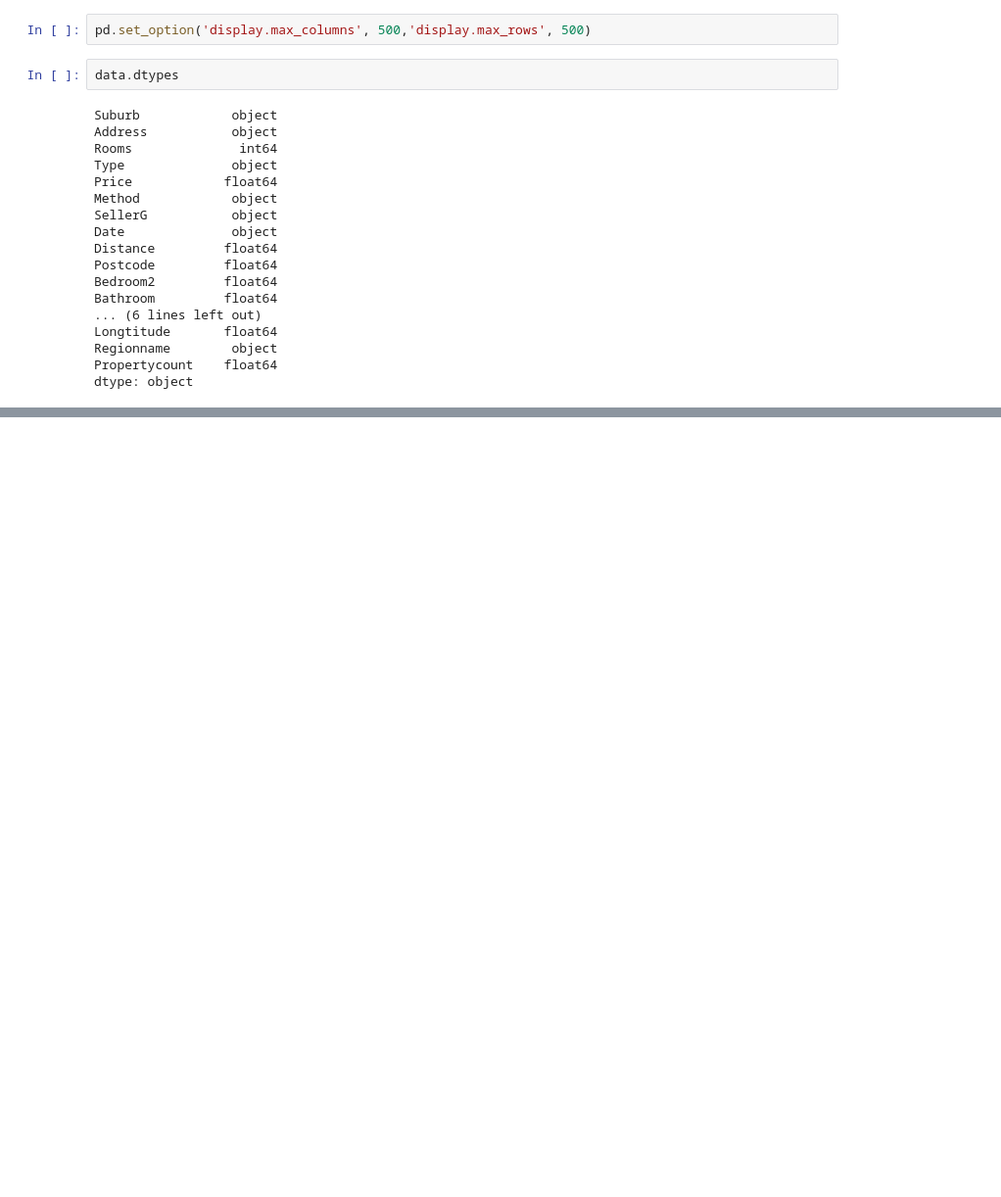
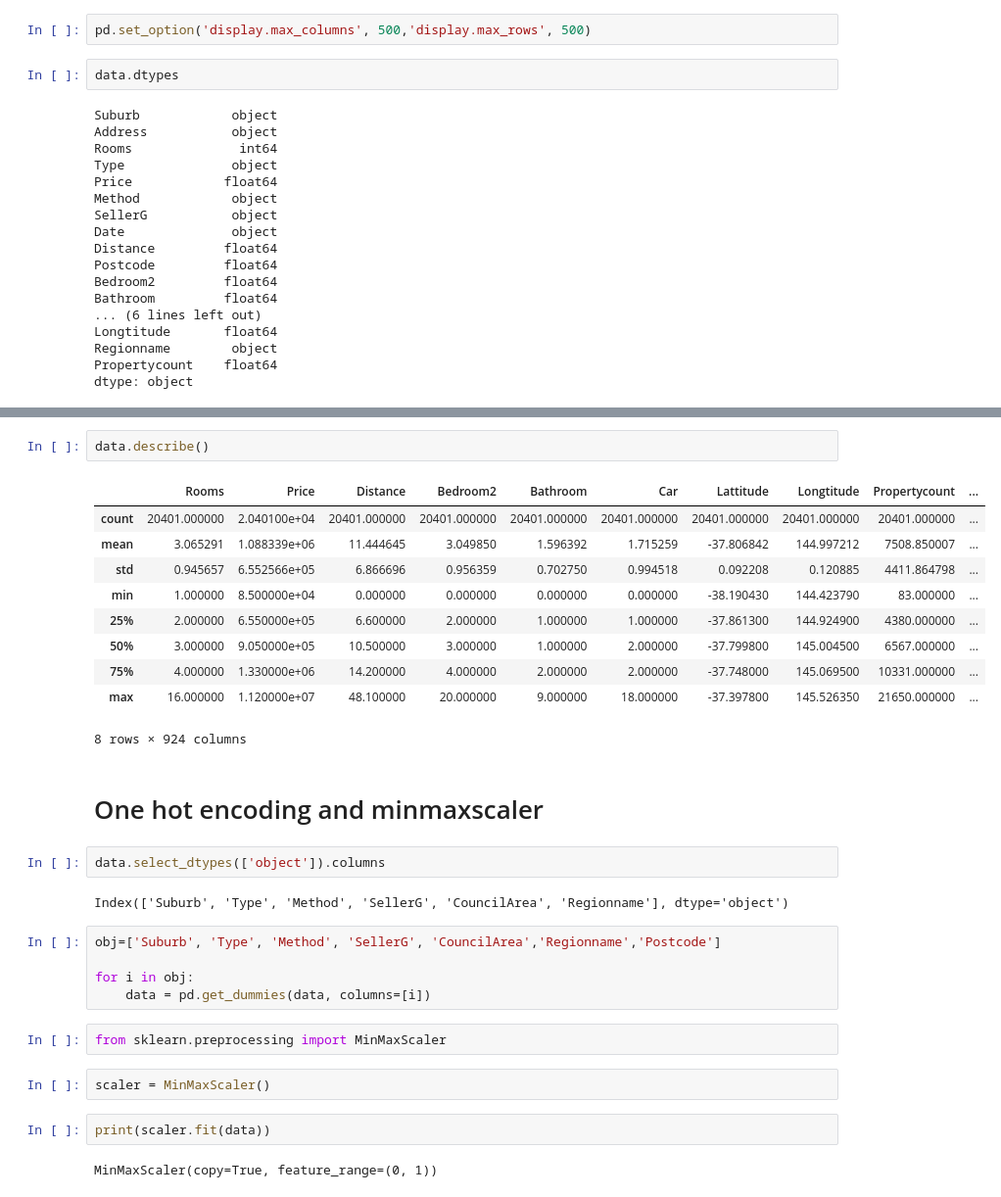
Before and after one commit to duy8498874/Linear-Regression, a Jupyter notebook: Regression_Assignment.ipynb, the cells around one changed output, grey strips where cells are left out. Shown at 98% size. Saved outputs shown, nothing was run; the diff lists cells and outputs as text; blank space fills up the shorter version.

```diff
--- a/Regression_Assignment.ipynb
+++ b/Regression_Assignment.ipynb
@@ -103,0 +202,32 @@ dtype: int64
+# %%
+data.describe()
+# %% [output]
+|  | Rooms | Price | Distance | Bedroom2 | Bathroom | Car | Lattitude | Longtitude | Propertycount | ... |
+| count | 20401.000000 | 2.040100e+04 | 20401.000000 | 20401.000000 | 20401.000000 | 20401.000000 | 20401.000000 | 20401.000000 | 20401.000000 | ... |
+| mean | 3.065291 | 1.088339e+06 | 11.444645 | 3.049850 | 1.596392 | 1.715259 | -37.806842 | 144.997212 | 7508.850007 | ... |
+| std | 0.945657 | 6.552566e+05 | 6.866696 | 0.956359 | 0.702750 | 0.994518 | 0.092208 | 0.120885 | 4411.864798 | ... |
+| min | 1.000000 | 8.500000e+04 | 0.000000 | 0.000000 | 0.000000 | 0.000000 | -38.190430 | 144.423790 | 83.000000 | ... |
+| 25% | 2.000000 | 6.550000e+05 | 6.600000 | 2.000000 | 1.000000 | 1.000000 | -37.861300 | 144.924900 | 4380.000000 | ... |
+| 50% | 3.000000 | 9.050000e+05 | 10.500000 | 3.000000 | 1.000000 | 2.000000 | -37.799800 | 145.004500 | 6567.000000 | ... |
+| 75% | 4.000000 | 1.330000e+06 | 14.200000 | 4.000000 | 2.000000 | 2.000000 | -37.748000 | 145.069500 | 10331.000000 | ... |
+| max | 16.000000 | 1.120000e+07 | 48.100000 | 20.000000 | 9.000000 | 18.000000 | -37.397800 | 145.526350 | 21650.000000 | ... |
+8 rows × 924 columns
+# %% [markdown]
+# One hot encoding and minmaxscaler
+# %%
+data.select_dtypes(['object']).columns
+# %% [output]
+Index(['Suburb', 'Type', 'Method', 'SellerG', 'CouncilArea', 'Regionname'], dtype='object')
+# %%
+obj=['Suburb', 'Type', 'Method', 'SellerG', 'CouncilArea','Regionname','Postcode']
+
+for i in obj:
+    data = pd.get_dummies(data, columns=[i])
+# %%
+from sklearn.preprocessing import MinMaxScaler
+# %%
+scaler = MinMaxScaler()
+# %%
+print(scaler.fit(data))
+# %% [output]
+MinMaxScaler(copy=True, feature_range=(0, 1))
```
Also changed, not shown: parts of 23 cells of this notebook.
